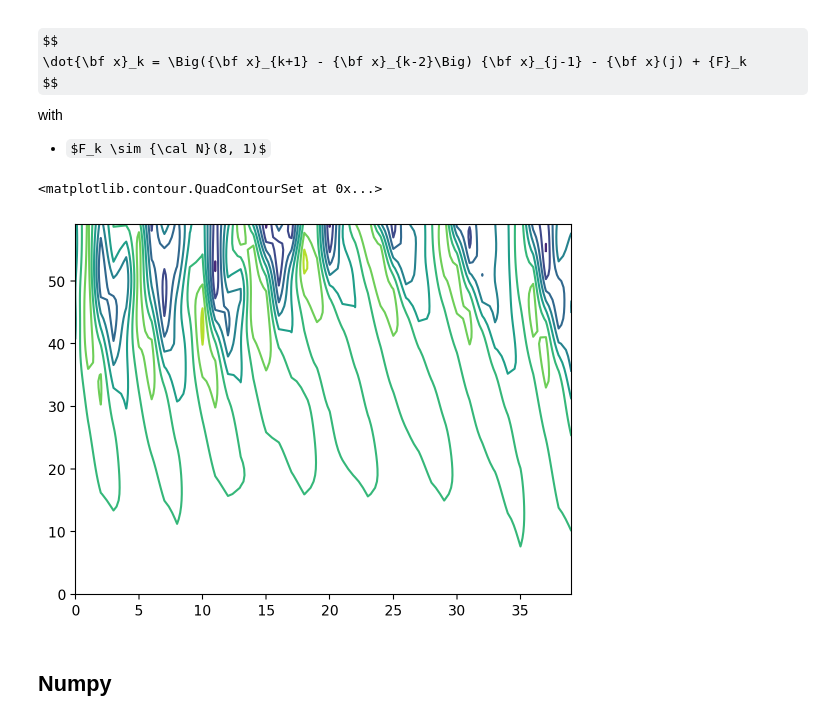
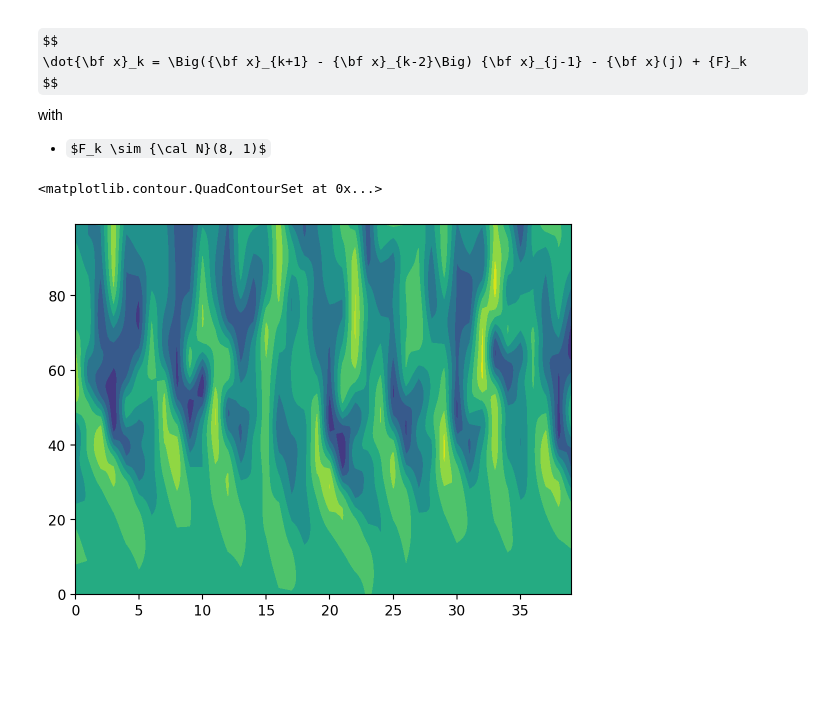
Before and after one commit to gerdm/weighted-likelihood-filter, a Jupyter notebook: experiments/ensemble-kf.ipynb, the cells around one changed output. Drawn from its saved outputs; the diff is of its cells as text; code cells hidden in the pictures; some formulas as TeX source; blank space fills up the shorter version.

```diff
--- a/experiments/ensemble-kf.ipynb
+++ b/experiments/ensemble-kf.ipynb
@@ -58,13 +61,14 @@ from functools import partial
 D = 40
 ixs = jnp.arange(D)
 
-key = jax.random.PRNGKey(314)
+key = jax.random.PRNGKey(31415)
 key_init, key_sim = jax.random.split(key)
-x0 = jax.random.uniform(key_init, (D,))  + 8.0
+x0 = 8.0 + jax.random.uniform(key_init, (D,))
 # %%
 @partial(jax.vmap, in_axes=(None, 0))
 def fcoord(x, k):
-    return (x[(k + 1) % D] - x[k - 2]) * x[k - 1] - x[k] + F
+    xdot = (x[(k + 1) % D] - x[k - 2]) * x[k - 1] - x[k] + F
+    return xdot
 
 def f(x, t, *args):
     keyt = jax.random.fold_in(key_sim, t)
@@ -72,14 +76,12 @@ def f(x, t, *args):
     xdot = fcoord(x, ixs) + F + 8.0
     return xdot
 # %%
-N = 60
+N = 100
 xs = jnp.zeros((N,) + x0.shape)
 xs = xs.at[0].set(x0)
 xs = rk4(xs, 0.01, N, f)
 # %%
-plt.contour(xs)
+plt.contourf(xs)
 # %% [output]
 <matplotlib.contour.QuadContourSet at 0x...>
-[figure, old version]
+[figure, new version]
-# %% [markdown]
-## Numpy
```
Also changed, not shown: parts of 4 cells of this notebook.
